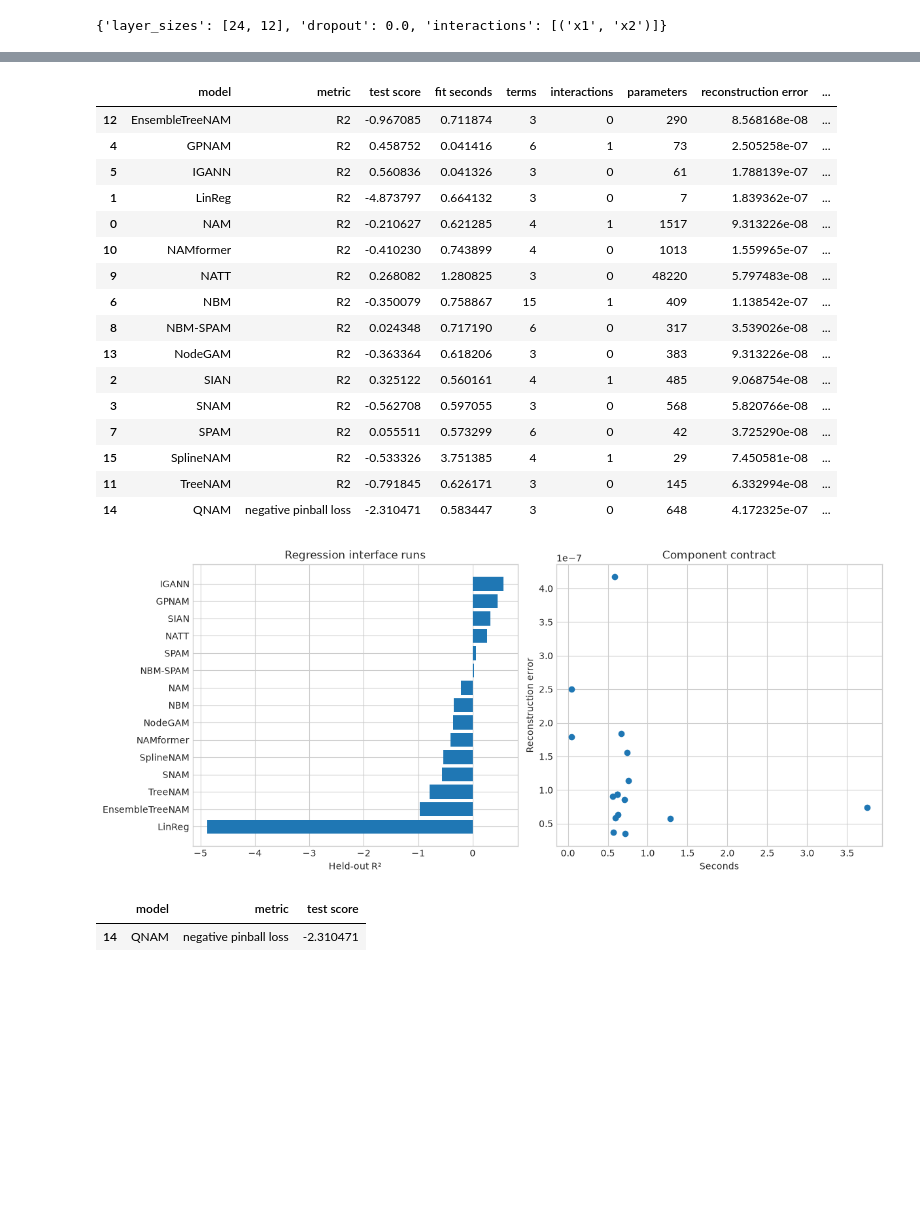
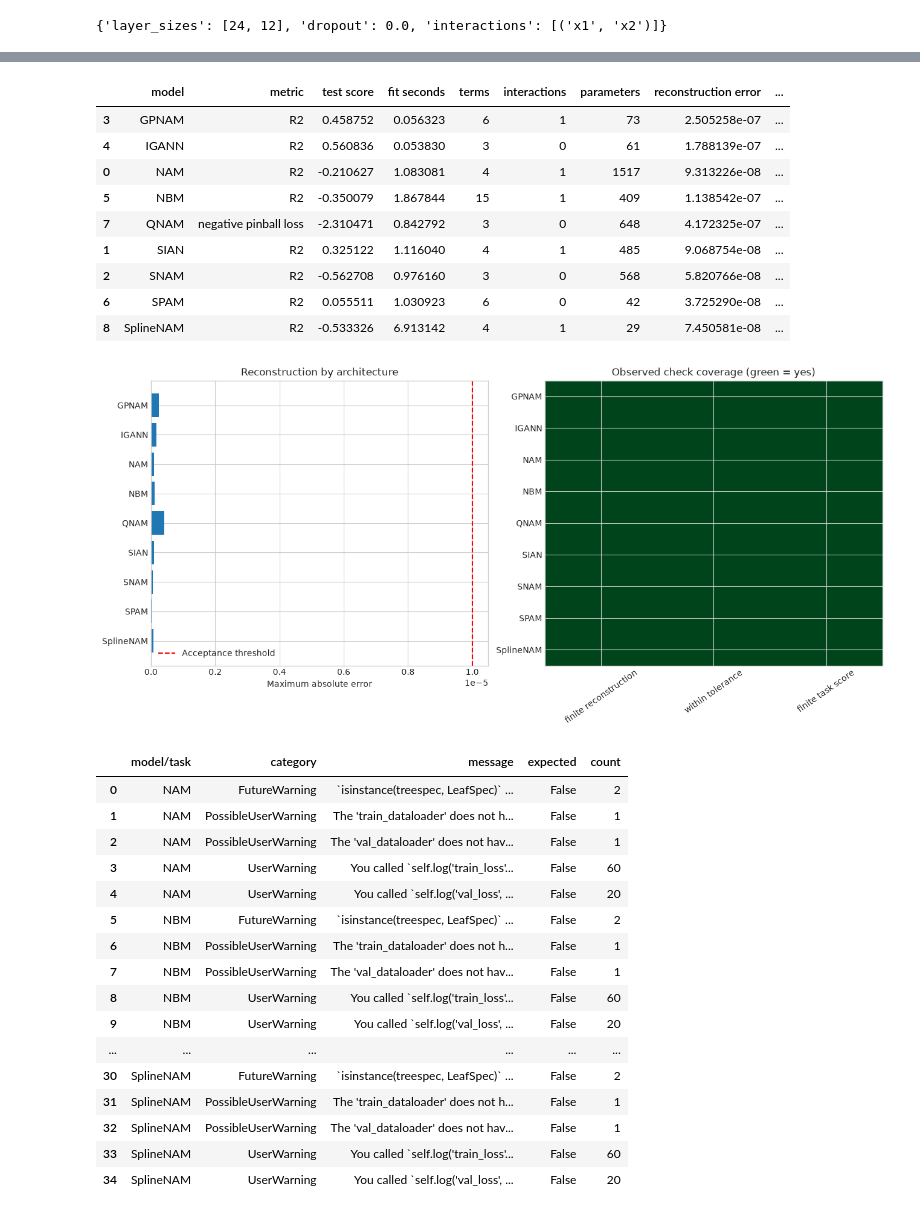
Before and after one commit to OpenTabular/NAMpy, a Jupyter notebook: docs/development/notebooks/03_neural_models.ipynb, the cells around one changed output, grey strips where cells are left out. Drawn from its saved outputs; the diff is of its cells as text; code cells hidden in the pictures; blank space fills up the shorter version.

Commit message:
Strengthen documentation validation checks and report organization

```diff
--- a/docs/development/notebooks/03_neural_models.ipynb
+++ b/docs/development/notebooks/03_neural_models.ipynb
@@ -749,35 +509,56 @@ budgets, repeated splits, uncertainty, and task-appropriate metrics.
 # %%
-comparison = pd.DataFrame(comparison_rows).sort_values(["metric", "model"])
+comparison = pd.DataFrame(comparison_rows).sort_values("model", key=lambda col: col.str.lower())
 comparison
 # %% [output]
 |  | model | metric | test score | fit seconds | terms | interactions | parameters | reconstruction error | ... |
-| 12 | EnsembleTreeNAM | R2 | -0.967085 | 0.711874 | 3 | 0 | 290 | 8.568168e-08 | ... |
-| 4 | GPNAM | R2 | 0.458752 | 0.041416 | 6 | 1 | 73 | 2.505258e-07 | ... |
-| 5 | IGANN | R2 | 0.560836 | 0.041326 | 3 | 0 | 61 | 1.788139e-07 | ... |
-| 1 | LinReg | R2 | -4.873797 | 0.664132 | 3 | 0 | 7 | 1.839362e-07 | ... |
-| 0 | NAM | R2 | -0.210627 | 0.621285 | 4 | 1 | 1517 | 9.313226e-08 | ... |
-| 10 | NAMformer | R2 | -0.410230 | 0.743899 | 4 | 0 | 1013 | 1.559965e-07 | ... |
-| 9 | NATT | R2 | 0.268082 | 1.280825 | 3 | 0 | 48220 | 5.797483e-08 | ... |
-| 6 | NBM | R2 | -0.350079 | 0.758867 | 15 | 1 | 409 | 1.138542e-07 | ... |
-| 8 | NBM-SPAM | R2 | 0.024348 | 0.717190 | 6 | 0 | 317 | 3.539026e-08 | ... |
-| 13 | NodeGAM | R2 | -0.363364 | 0.618206 | 3 | 0 | 383 | 9.313226e-08 | ... |
-| 2 | SIAN | R2 | 0.325122 | 0.560161 | 4 | 1 | 485 | 9.068754e-08 | ... |
-| 3 | SNAM | R2 | -0.562708 | 0.597055 | 3 | 0 | 568 | 5.820766e-08 | ... |
-| 7 | SPAM | R2 | 0.055511 | 0.573299 | 6 | 0 | 42 | 3.725290e-08 | ... |
-| 15 | SplineNAM | R2 | -0.533326 | 3.751385 | 4 | 1 | 29 | 7.450581e-08 | ... |
-| 11 | TreeNAM | R2 | -0.791845 | 0.626171 | 3 | 0 | 145 | 6.332994e-08 | ... |
-| 14 | QNAM | negative pinball loss | -2.310471 | 0.583447 | 3 | 0 | 648 | 4.172325e-07 | ... |
+| 3 | GPNAM | R2 | 0.458752 | 0.056323 | 6 | 1 | 73 | 2.505258e-07 | ... |
+| 4 | IGANN | R2 | 0.560836 | 0.053830 | 3 | 0 | 61 | 1.788139e-07 | ... |
+| 0 | NAM | R2 | -0.210627 | 1.083081 | 4 | 1 | 1517 | 9.313226e-08 | ... |
+| 5 | NBM | R2 | -0.350079 | 1.867844 | 15 | 1 | 409 | 1.138542e-07 | ... |
+| 7 | QNAM | negative pinball loss | -2.310471 | 0.842792 | 3 | 0 | 648 | 4.172325e-07 | ... |
+| 1 | SIAN | R2 | 0.325122 | 1.116040 | 4 | 1 | 485 | 9.068754e-08 | ... |
+| 2 | SNAM | R2 | -0.562708 | 0.976160 | 3 | 0 | 568 | 5.820766e-08 | ... |
+| 6 | SPAM | R2 | 0.055511 | 1.030923 | 6 | 0 | 42 | 3.725290e-08 | ... |
+| 8 | SplineNAM | R2 | -0.533326 | 6.913142 | 4 | 1 | 29 | 7.450581e-08 | ... |
 # %%
-regression = comparison[comparison["metric"] == "R2"].sort_values("test score")
-fig, axes = plt.subplots(1, 2, figsize=(12, 5), constrained_layout=True)
-axes[0].barh(regression["model"], regression["test score"])
-axes[0].set(title="Regression interface runs", xlabel="Held-out R²")
-axes[1].scatter(comparison["fit seconds"], comparison["reconstruction error"])
-axes[1].set(title="Component contract", xlabel="Seconds", ylabel="Reconstruction error")
+fig, axes = plt.subplots(1, 2, figsize=(13, 6), constrained_layout=True)
+axes[0].barh(comparison["model"], comparison["reconstruction error"])
+axes[0].axvline(1e-5, color="red", linestyle="--", label="Acceptance threshold")
+axes[0].set(title="Reconstruction by architecture", xlabel="Maximum absolute error")
+axes[0].legend()
+axes[0].invert_yaxis()
+coverage = pd.DataFrame({
+    "finite reconstruction": np.isfinite(comparison["reconstruction error"]),
+    "within tolerance": comparison["reconstruction valid"],
+    "finite task score": np.isfinite(comparison["test score"]),
+}, index=comparison.index)
+axes[1].imshow(coverage.to_numpy(dtype=int), vmin=0, vmax=1, cmap="Greens", aspect="auto")
+axes[1].set(yticks=range(len(comparison)), yticklabels=comparison["model"],
+            xticks=range(len(coverage.columns)), xticklabels=coverage.columns,
+            title="Observed check coverage (green = yes)")
+axes[1].tick_params(axis="x", rotation=35)
 plt.show()
 plt.close(fig)
-display(comparison.loc[comparison["metric"] != "R2", ["model", "metric", "test score"]])
+warning_report = pd.DataFrame(warning_rows, columns=["model/task", "category", "message", "expected"])
+warning_summary = (warning_report.groupby(["model/task", "category", "message", "expected"],
+                                          dropna=False).size().reset_index(name="count"))
+display(warning_summary if len(warning_summary) else "No fit warnings captured.")
 # %% [output]
-[figure, old version]
+[figure, new version]
-|  | model | metric | test score |
-| 14 | QNAM | negative pinball loss | -2.310471 |
+|  | model/task | category | message | expected | count |
+| 0 | NAM | FutureWarning | `isinstance(treespec, LeafSpec)` ... | False | 2 |
+| 1 | NAM | PossibleUserWarning | The 'train_dataloader' does not h... | False | 1 |
+| 2 | NAM | PossibleUserWarning | The 'val_dataloader' does not hav... | False | 1 |
+| 3 | NAM | UserWarning | You called `self.log('train_loss'... | False | 60 |
+| 4 | NAM | UserWarning | You called `self.log('val_loss', ... | False | 20 |
+| 5 | NBM | FutureWarning | `isinstance(treespec, LeafSpec)` ... | False | 2 |
+| 6 | NBM | PossibleUserWarning | The 'train_dataloader' does not h... | False | 1 |
+| 7 | NBM | PossibleUserWarning | The 'val_dataloader' does not hav... | False | 1 |
+| 8 | NBM | UserWarning | You called `self.log('train_loss'... | False | 60 |
+| 9 | NBM | UserWarning | You called `self.log('val_loss', ... | False | 20 |
+| ... | ... | ... | ... | ... | ... |
+| 30 | SplineNAM | FutureWarning | `isinstance(treespec, LeafSpec)` ... | False | 2 |
+| 31 | SplineNAM | PossibleUserWarning | The 'train_dataloader' does not h... | False | 1 |
+| 32 | SplineNAM | PossibleUserWarning | The 'val_dataloader' does not hav... | False | 1 |
+| 33 | SplineNAM | UserWarning | You called `self.log('train_loss'... | False | 60 |
+| 34 | SplineNAM | UserWarning | You called `self.log('val_loss', ... | False | 20 |
```
Also changed, not shown: parts of 38 cells of this notebook, 23 other files.
